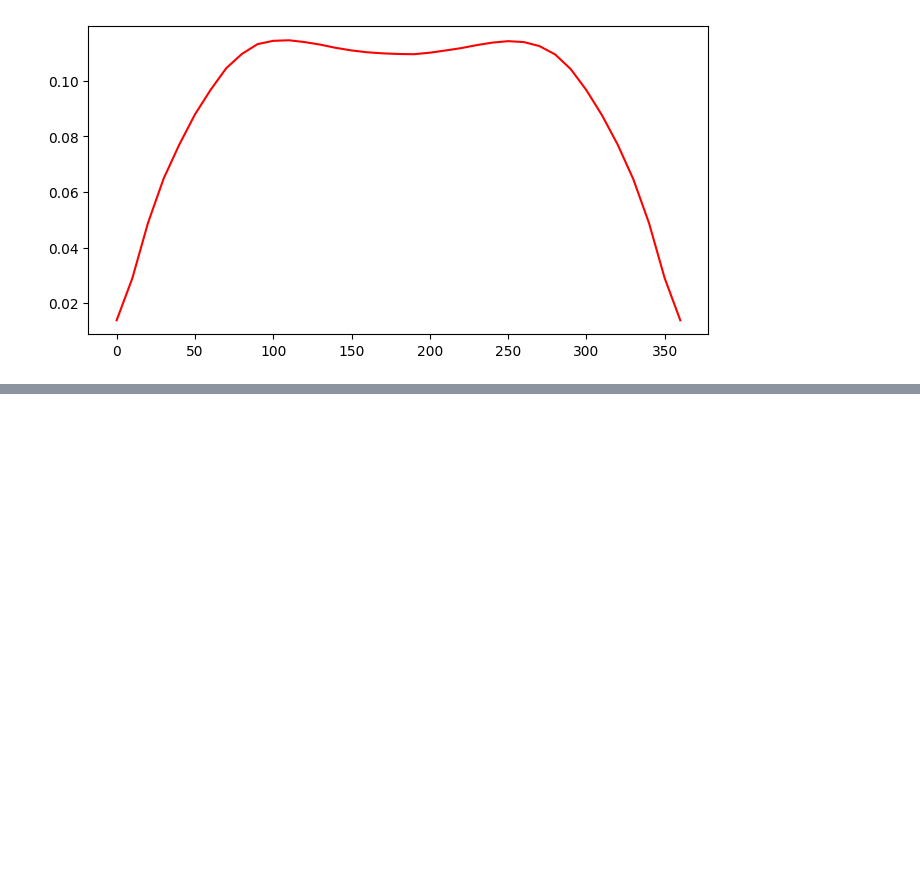
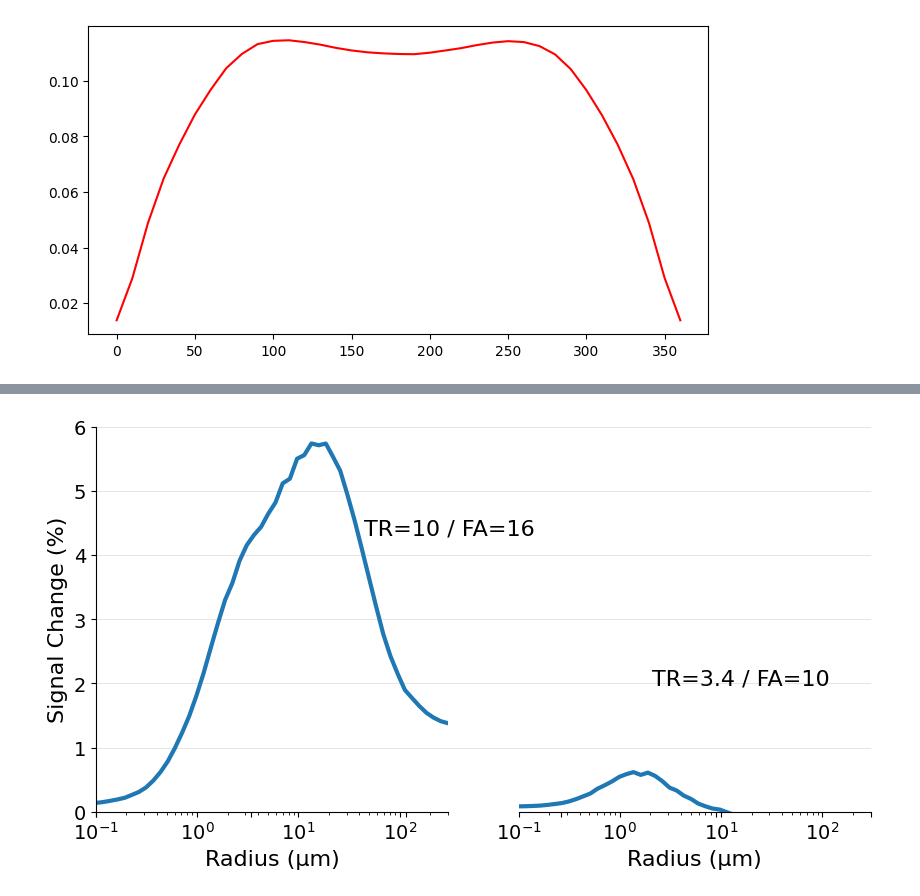
Before and after one commit to aghaeifar/SpinWalk, a Jupyter notebook: demo/spinwalk_bSSFP_profile.ipynb, the cells around one changed output, grey strips where cells are left out. Cells and saved outputs as stored; diff of their text form; code cells hidden in the pictures; blank space fills up the shorter version.

```diff
--- a/demo/spinwalk_bSSFP_profile.ipynb
+++ b/demo/spinwalk_bSSFP_profile.ipynb
@@ -233,0 +413,45 @@ ax.plot(scales.squeeze(), signal_magnitude, 'r-')
+# %%
+import numpy as np
+import matplotlib.pyplot as plt
+
+plt.rcParams['svg.fonttype'] = 'none' # to embed fonts in SVG output
+
+# Create data
+x = radius * scales.squeeze()
+x = x.reshape(-1)
+
+plt.close('all')
+BV   = [2, 5]
+cmap = plt.get_cmap('Set2')
+colors = cmap(np.linspace(0, 1, len(signal_change)))
+fig, axs = plt.subplots(1, 2, figsize=(10, 5))
+for i, (ax, sig) in enumerate(zip(axs, signal_change)):
+    ax.plot(x, sig, linewidth=3)
+    ax.set_xlabel('Radius (µm)', fontsize=16)
+    ax.set_xscale('log')
+    ax.spines['top'].set_visible(False)
+    ax.spines['right'].set_visible(False)
+    ax.set_xlim([0.1, 300])
+    ax.set_ylim([0, 6])
+    ax.patch.set_visible(False)
+    ax.tick_params(axis='both', which='major', labelsize=14)
+
+    if i == 0:
+        ax.set_ylabel('Signal Change (%)', fontsize=16)
+        ax.text(0.76, 0.72, 'TR=10 / FA=16', transform=ax.transAxes, fontsize=16)
+    if i == 1:
+        ax.text(0.38, 0.33, 'TR=3.4 / FA=10', transform=ax.transAxes, fontsize=16)
+    if i != 0:
+        ax.set_yticklabels([])
+        ax.spines['left'].set_visible(False)
+        ax.tick_params(axis='y', left=False)
+
+# shared axes for the grid
+ax_g = fig.add_subplot(111, zorder=-1)
+ax_g.spines[['right', 'top', 'left', 'bottom']].set_visible(False)
+ax_g.tick_params(labelleft=False, labelbottom=False, left=False, right=False )
+ax_g.set_ylim([0, 12])
+ax_g.yaxis.grid(True, linewidth=0.7, color='#e5e5e5')
+ax_g.patch.set_visible(False)
+# %% [output]
+[figure, added]
```
Also changed, not shown: parts of 8 cells of this notebook, 6 other files.
